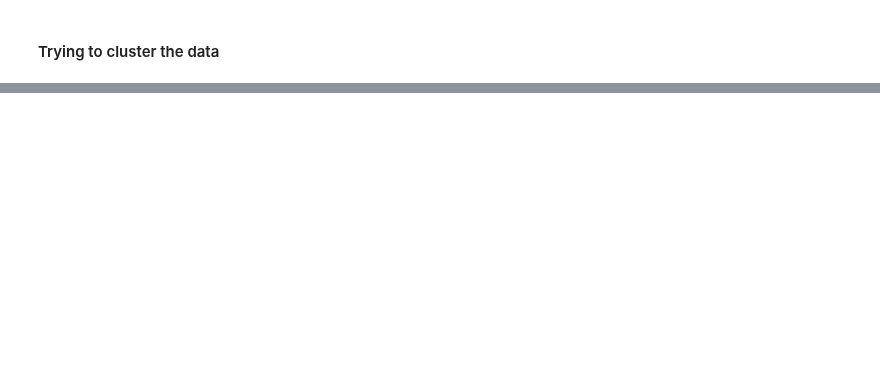
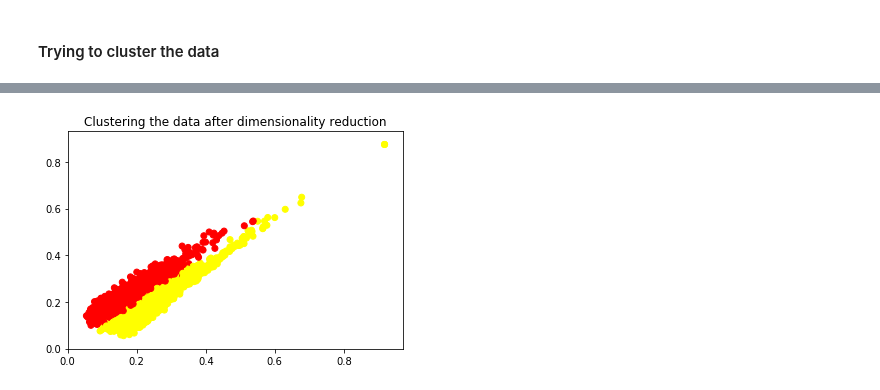
Before and after one commit to GreenMouth/Data-Science-Lab-Final-Project, a Jupyter notebook: src/Data-Exploration.ipynb, the cells around one changed output, grey strips where cells are left out. Cells and saved outputs as stored; diff of their text form; code cells hidden in the pictures; blank space fills up the shorter version.

```diff
--- a/src/Data-Exploration.ipynb
+++ b/src/Data-Exploration.ipynb
@@ -635,0 +615,17 @@ def genClusters_pca(dataFrame, k =2):
+# %%
+def genClusters_svd(dataFrame, k =2, n_comp = 5):
+    vector_matrix = getTFIDFvectors(dataFrame)
+    means = KMeans(k, random_state = 0)
+    # doing TruncatedSVD on the matrix with specified number of components. PCA isn't supported on sparse matrices
+    tSVD = TruncatedSVD(n_components = n_comp)
+    transformed_vector_matrix = tSVD.fit_transform(vector_matrix)
+
+    # Running Kmeans clustering algorithm on transformed data
+    result = means.fit_predict(transformed_vector_matrix)
+    result_1 = means.fit_transform(transformed_vector_matrix)
+    plt.scatter(result_1[:,0],result_1[:,1],c =result, cmap = 'autumn')
+    plt.title("Clustering the data after dimensionality reduction")
+# %%
+genClusters_svd(data,n_comp = 10)
+# %% [output]
+[figure, added]
```
Also changed, not shown: parts of 6 cells of this notebook.
